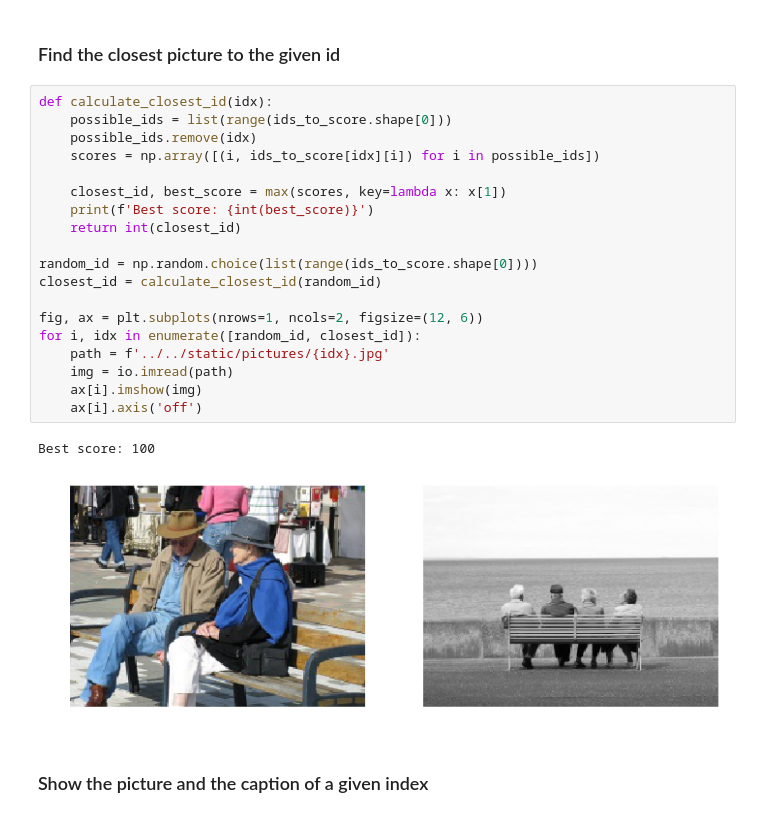
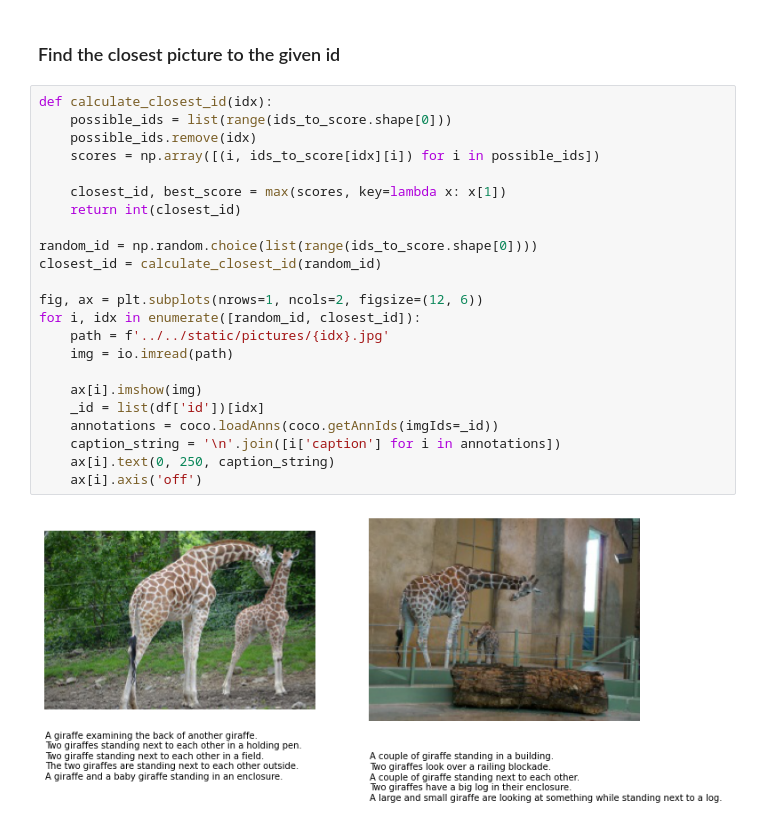
Before and after one commit to Pbatch/CodenamesPictures, a Jupyter notebook: misc/coco/BERT.ipynb, the cells around one changed output. Saved outputs shown, nothing was run; the diff lists cells and outputs as text.

```diff
--- a/misc/coco/BERT.ipynb
+++ b/misc/coco/BERT.ipynb
@@ -173,24 +173,25 @@ ids_to_score = np.load('ids_to_score.npy')
 # %%
 def calculate_closest_id(idx):
     possible_ids = list(range(ids_to_score.shape[0]))
     possible_ids.remove(idx)
     scores = np.array([(i, ids_to_score[idx][i]) for i in possible_ids])
 
     closest_id, best_score = max(scores, key=lambda x: x[1])
-    print(f'Best score: {int(best_score)}')
     return int(closest_id)
 
 random_id = np.random.choice(list(range(ids_to_score.shape[0])))
 closest_id = calculate_closest_id(random_id)
 
 fig, ax = plt.subplots(nrows=1, ncols=2, figsize=(12, 6))
 for i, idx in enumerate([random_id, closest_id]):
     path = f'../../static/pictures/{idx}.jpg'
     img = io.imread(path)
+
     ax[i].imshow(img)
+    _id = list(df['id'])[idx]
+    annotations = coco.loadAnns(coco.getAnnIds(imgIds=_id))
+    caption_string = '\n'.join([i['caption'] for i in annotations])
+    ax[i].text(0, 250, caption_string)
     ax[i].axis('off')
 # %% [output]
-Best score: 100
-[figure, old version]
+[figure, new version]
-# %% [markdown]
-### Show the picture and the caption of a given index
```
Also changed, not shown: parts of 1 cell of this notebook, 1 other file.
